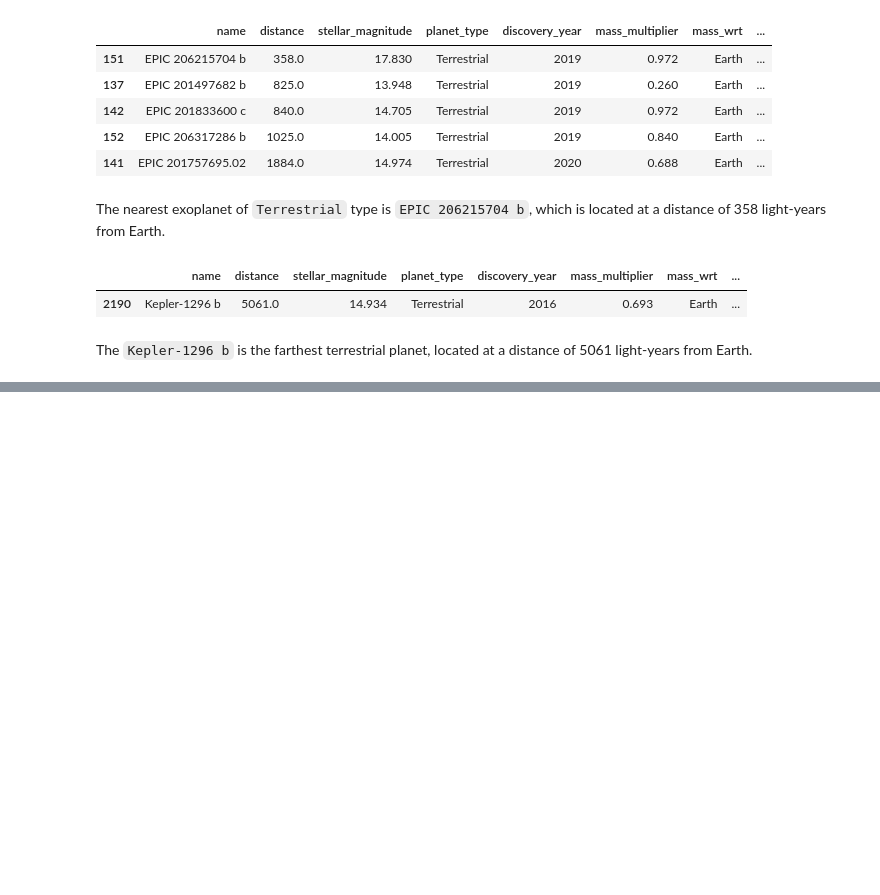
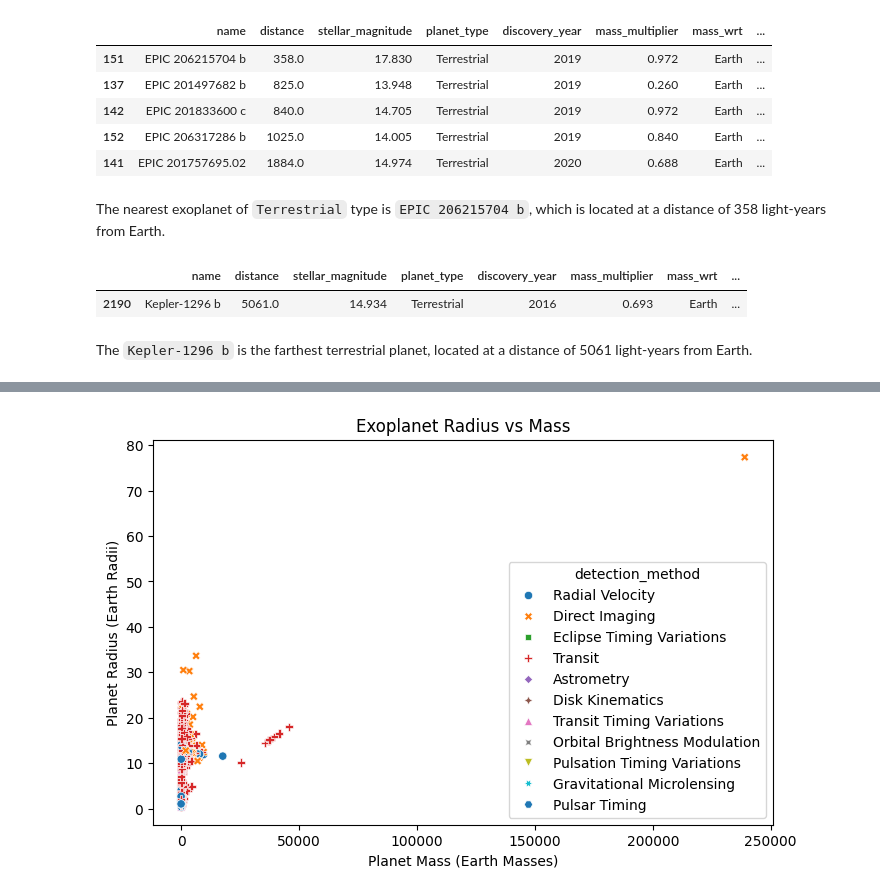
Before and after one commit to 7086600/da_final_project, a Jupyter notebook: da_final_project.ipynb, the cells around one changed output, grey strips where cells are left out. Cells and saved outputs as stored; diff of their text form; code cells hidden in the pictures; blank space fills up the shorter version.

Commit message:
adding Exoplanets Mass and Radius Analysis; converting masses and radiuses; finding outliers

```diff
--- a/da_final_project.ipynb
+++ b/da_final_project.ipynb
@@ -368,0 +391,20 @@ The `Kepler-1296 b` is the farthest terrestrial planet, located at a distance of
+# %%
+# Eath mass and radius
+mass_earth = 1 # For reference: the mass of the Earth is 5.9722 × 10^24 kg
+radius_earth = 1 # For reference: the radius of the Earth is 6371 km
+
+# Jupiter's mass and radius relative to Earth
+mass_jupiter_in_earth = 317.8  #1 Jupiter mass = 317.8 Earth masses
+radius_jupiter_in_earth = 11.21  #2 Jupiter radius = 11.21 Earth radii
+# %%
+# cleaning exoplanets dataset from NaN values in mass and radius columns
+exoplanets_cleaned = exoplanets.dropna(subset=['mass_wrt', 'radius_wrt']).copy()
+# %%
+# adding new columns for mass and radius in Earth units
+exoplanets_cleaned['planet_mass'] = exoplanets_cleaned.apply(lambda row: mass_earth * row['mass_multiplier'] if row['mass_wrt'] == 'Earth' \
+                                                             else mass_jupiter_in_earth * row['mass_multiplier'], axis=1)
+
+exoplanets_cleaned['planet_radius'] = exoplanets_cleaned.apply(lambda row: radius_earth * row['radius_multiplier'] if row['radius_wrt'] == 'Earth' \
+                                                                else radius_jupiter_in_earth * row['radius_multiplier'], axis=1)
+
+exoplanets_cleaned.head()
@@ -368,0 +418,10 @@ The `Kepler-1296 b` is the farthest terrestrial planet, located at a distance of
+# %%
+# making scatter plot for radius vs mass
+plt.figure(figsize=(8, 5), frameon=True)
+sns.scatterplot(data=exoplanets_cleaned, x='planet_mass', y='planet_radius', hue='detection_method', palette='tab10', style='detection_method')
+plt.title('Exoplanet Radius vs Mass')
+plt.xlabel('Planet Mass (Earth Masses)')
+plt.ylabel('Planet Radius (Earth Radii)')
+plt.show()
+# %% [output]
+[figure, added]
```
Also changed, not shown: parts of 7 cells of this notebook.
